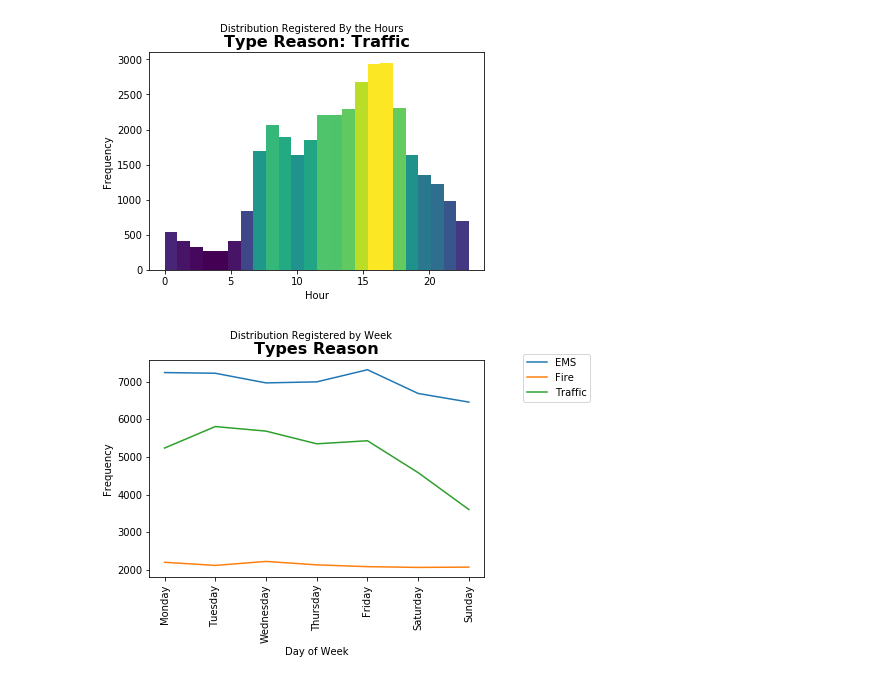
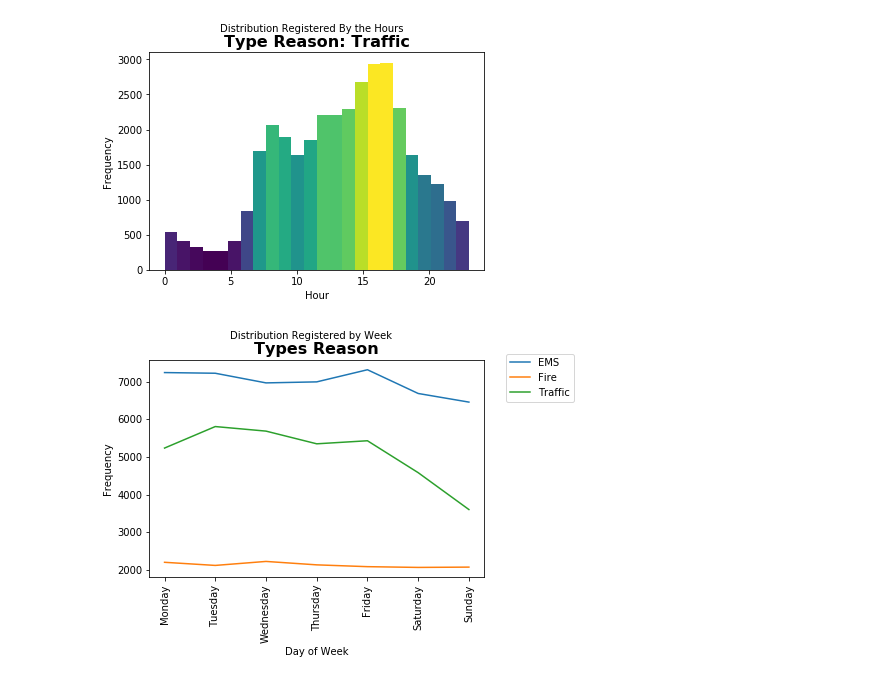
Before and after one commit to aabrantes/datascience, a Jupyter notebook: Trabalho_Apresentação.ipynb, the cells around one changed output. Cells and saved outputs as stored; diff of their text form; code cells hidden in the pictures.

```diff
--- a/Trabalho_Apresentação.ipynb
+++ b/Trabalho_Apresentação.ipynb
@@ -157,28 +157,28 @@ histogramColors(data = df[df['Type'] == 'Traffic']['Hour'],
 # %%
 def plotLine(X, Y, Z, x_label, y_label, title, suptitle, row_labels):
     _, ax = plt.subplots()
 
     ax.plot(X, label="EMS")
     ax.plot(Y, label="Fire")
     ax.plot(Z, label="Traffic")
 
     ax.legend(loc='best')
-    ax.legend(bbox_to_anchor=(1.1, 1.05))
+    ax.legend(bbox_to_anchor=(1.05, 1.05))
 
     ax.set_xlabel(x_label)
     ax.set_ylabel(y_label)
     ax.set_xticklabels(row_labels, rotation='vertical')
     ax.set_title(title, fontsize=16, fontweight='bold')
     plt.suptitle(suptitle, fontsize=10)
 
 # PlotLine Types Reason by Week
 plotLine(X = df[df['Type'] == 'EMS'].groupby(['Week']).size(),
          Y = df[df['Type'] == 'Fire'].groupby(['Week']).size(),
          Z = df[df['Type'] == 'Traffic'].groupby(['Week']).size(),
          x_label = "Day of Week",
          y_label = 'Frequency',
          title = 'Types Reason',
          suptitle = 'Distribution Registered by Week',
          row_labels = ['','Monday','Tuesday','Wednesday','Thursday','Friday','Saturday','Sunday'])
 # %% [output]
-[figure, old version]
+[figure, new version]
```
Also changed, not shown: parts of 3 cells of this notebook.
